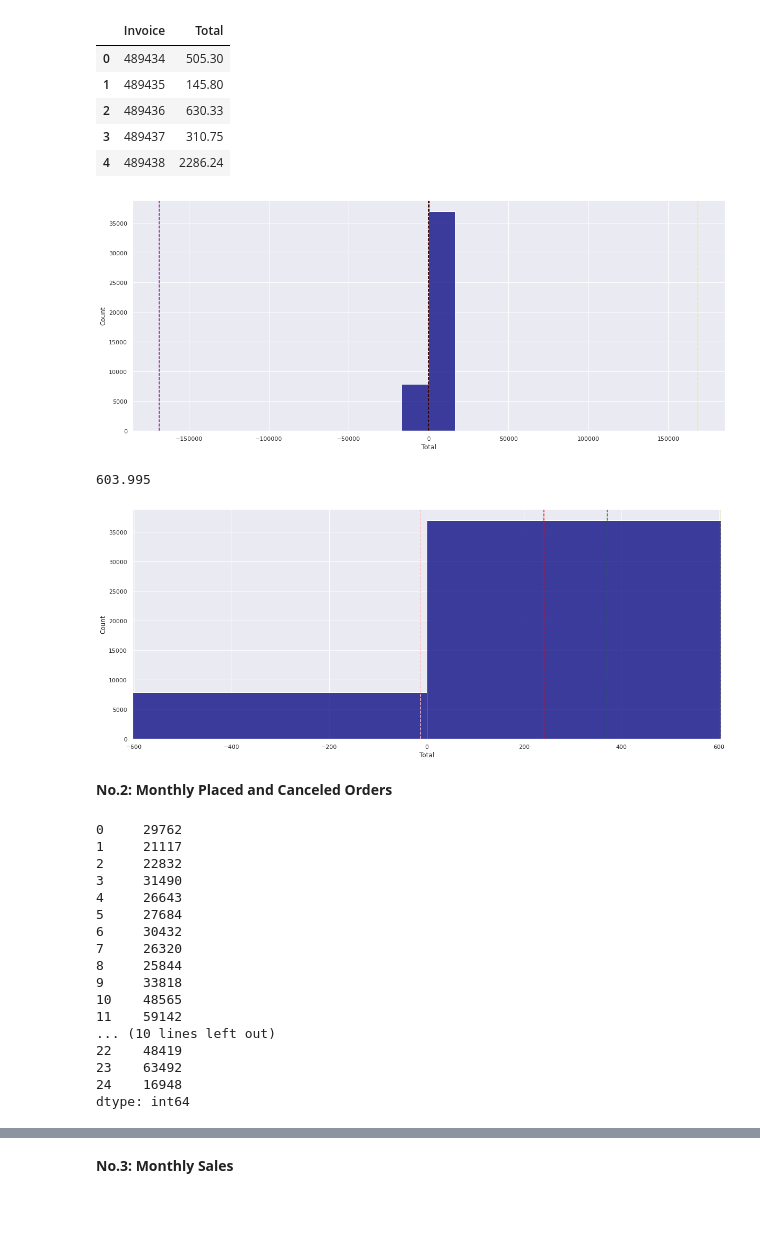
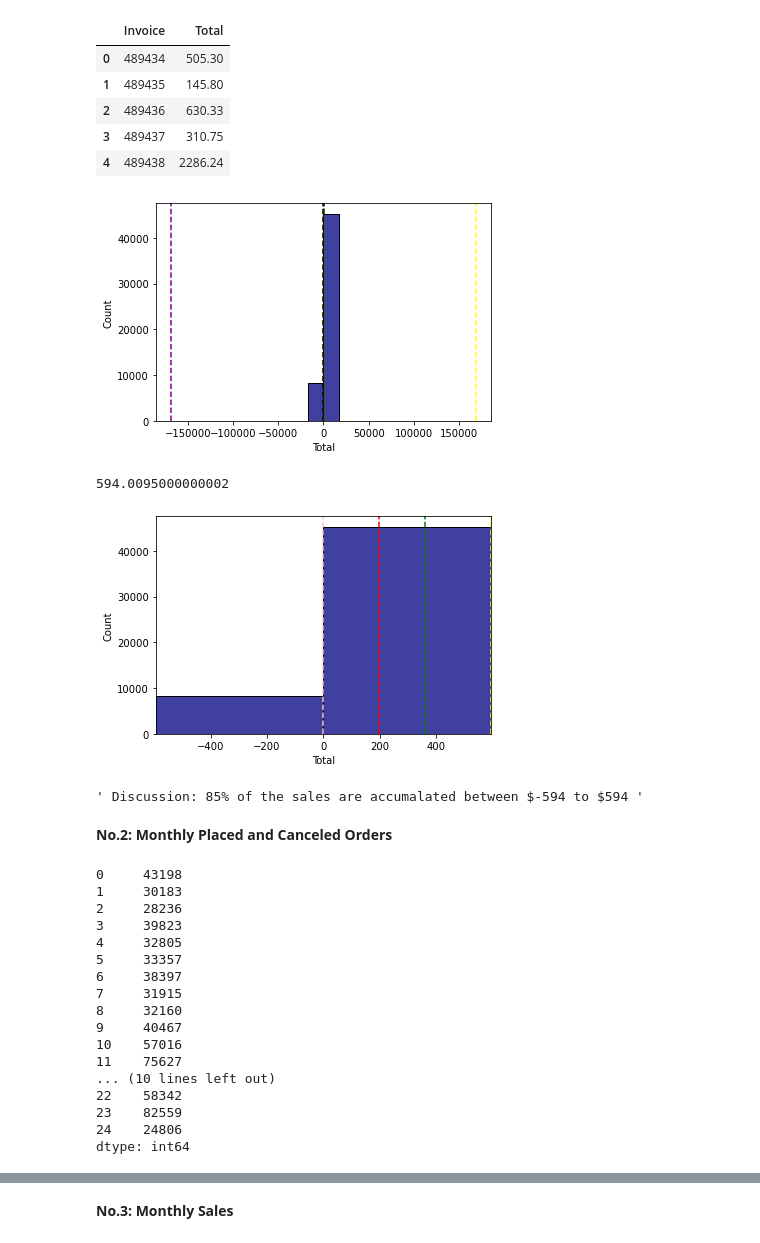
Before and after one commit to jarviscanada/jarvis_data_eng_OwenLiu, a Jupyter notebook: python_data_analytics/psql/retail_data_analytics_wrangling.ipynb, the cells around one changed output, grey strips where cells are left out. Cells and saved outputs as stored; diff of their text form; code cells hidden in the pictures; blank space fills up the shorter version.

Commit message:
Revert "final ipynb change and graph optimization"
This reverts commit 7564d11030cc580056a7c8b1950e7c9b4ef83c61.

```diff
--- a/python_data_analytics/psql/retail_data_analytics_wrangling.ipynb
+++ b/python_data_analytics/psql/retail_data_analytics_wrangling.ipynb
@@ -199,15 +187,3 @@ memory usage: 65.1+ MB
 | 2 | 489434 | 79323W | WHITE CHERRY LIGHTS | 12 | 2009-12-01 07:45:00 | 6.75 | 13085.0 | United Kingdom |
 | 3 | 489434 | 22041 | RECORD FRAME 7" SINGLE SIZE | 48 | 2009-12-01 07:45:00 | 2.10 | 13085.0 | United Kingdom |
 | 4 | 489434 | 21232 | STRAWBERRY CERAMIC TRINKET BOX | 24 | 2009-12-01 07:45:00 | 1.25 | 13085.0 | United Kingdom |
-# %%
-''' Data Cleaning: Drop N/A rows if significant values are missing.
-    Assumption: By a glimpse of the business questions, the analytics team understand that
-    we are interested in customer behaviours, sales description, and sales growth. Hence we cannot
-    let any N/A happens to any invoice, stockCode, quantity, invoiceDate, Price, CustomerID.
-    We can omit the N/As in description and country, since they are irrevelant to our data analysis
-    simply preserving as much data as possible.
-'''
-
-# Amputate N/A Rows that satisfy the condition described above
-retail_df.dropna(subset=['Invoice','StockCode','Quantity','InvoiceDate','Price','CustomerID'],inplace = True)
-retail_df
@@ -257,7 +219,6 @@ output_df.head()
 | 4 | 489438 | 2286.24 |
 # %%
 # Use Seaborn to draw with min, median, max, mode and mean values shown
-sns.set(rc={'figure.figsize':(20,8)})
 sns.histplot(data = output_df, x='Total', color = 'navy',bins =20)
 plt.axvline(np.median(output_df['Total']),color = 'red', linestyle ='--')
 plt.axvline(np.mean(output_df['Total']),color = 'green', linestyle ='--')
@@ -266,27 +227,29 @@ plt.axvline(np.min(output_df['Total']),color = 'purple', linestyle ='--')
 plt.axvline(np.max(output_df['Total']),color = 'yellow', linestyle ='--')
 plt.show()
 # %% [output]
-[figure, old version]
+[figure, new version]
 # %%
 '''Note that the data above are heavily accumalated around zero with a lot of outliers.
    For better visualization purposes, we draw the 85% quantile again. '''
 
 # Find Quantile
 quantile = output_df['Total'].quantile(q=0.85)
 print(quantile)
 
 # Draw Histogram with 85% Quantile Again
 plt.xlim(-quantile,quantile)
 sns.histplot(data = output_df, x = 'Total', color = 'navy', bins =20)
 plt.axvline(np.median(output_df['Total']),color = 'red', linestyle ='--')
 plt.axvline(np.mean(output_df['Total']),color = 'green', linestyle ='--')
 plt.axvline(output_df['Total'].mode().values[0],color = 'pink', linestyle ='--')
 plt.axvline(np.min(output_df['Total']),color = 'yellow', linestyle ='--')
 plt.axvline(quantile,color = 'yellow', linestyle ='--')
 plt.show()
+''' Discussion: 85% of the sales are accumalated between $-594 to $594 '''
 # %% [output]
-603.995
+594.0095000000002
-[figure, old version]
+[figure, new version]
+' Discussion: 85% of the sales are accumalated between $-594 to $594 '
 # %% [markdown]
 **No.2: Monthly Placed and Canceled Orders**
 # %%
@@ -330,22 +293,22 @@ monthly_placed_order = monthly_total_order['Total'] - 2 * monthly_canceled_df['C
 
 monthly_placed_order
 # %% [output]
-0     29762
-1     21117
-2     22832
-3     31490
-4     26643
-5     27684
-6     30432
-7     26320
-8     25844
-9     33818
-10    48565
-11    59142
+0     43198
+1     30183
+2     28236
+3     39823
+4     32805
+5     33357
+6     38397
+7     31915
+8     32160
+9     40467
+10    57016
+11    75627
 ... (10 lines left out)
-22    48419
-23    63492
-24    16948
+22    58342
+23    82559
+24    24806
 dtype: int64
 # %%
 # Draw the bar plot
```
Also changed, not shown: parts of 27 cells of this notebook, 2 other files.
